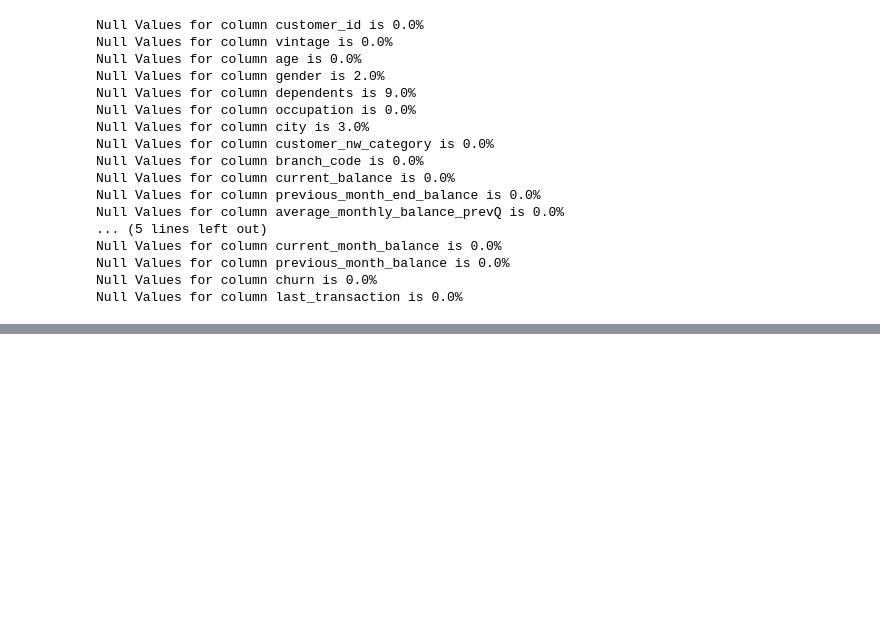
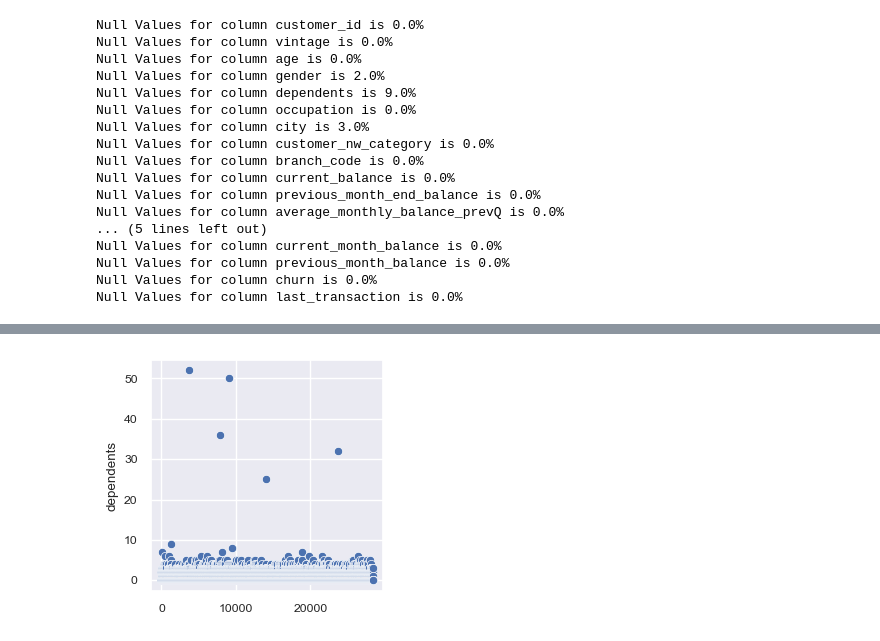
Before and after one commit to ryanlacsamana/Bank_Customer_Churn_Prediction, a Jupyter notebook: bank_customer_churn_prediction.ipynb, the cells around one changed output, grey strips where cells are left out. Drawn from its saved outputs; the diff is of its cells as text; code cells hidden in the pictures; blank space fills up the shorter version.

```diff
--- a/bank_customer_churn_prediction.ipynb
+++ b/bank_customer_churn_prediction.ipynb
@@ -133,0 +143,12 @@ Null Values for column last_transaction is 0.0%
+# %%
+## Drop null values for all columns
+df = df.dropna(axis=0)
+# %%
+## Change datatype for 'dependents' and 'city' columns into int64
+df[['dependents','city']] = df[['dependents','city']].astype('int64')
+
+## Change datatype of 'last_transaction' column into datetime
+df['last_transaction'] = pd.to_datetime(df['last_transaction'], errors='coerce').replace('Nat','0000-00')
+df['last_transaction_period'] = df['last_transaction'].dt.to_period('M').replace('NaT', '0000-00')
+
+df.info()
@@ -133,0 +205,8 @@ Null Values for column last_transaction is 0.0%
+# %%
+## Check outliers in the 'dependents' column
+fig = plt.subplots(1,1, figsize=(3,3))
+sns.scatterplot(data=df['dependents'])
+
+plt.show()
+# %% [output]
+[figure, added]
```
Also changed, not shown: parts of 27 cells of this notebook.
